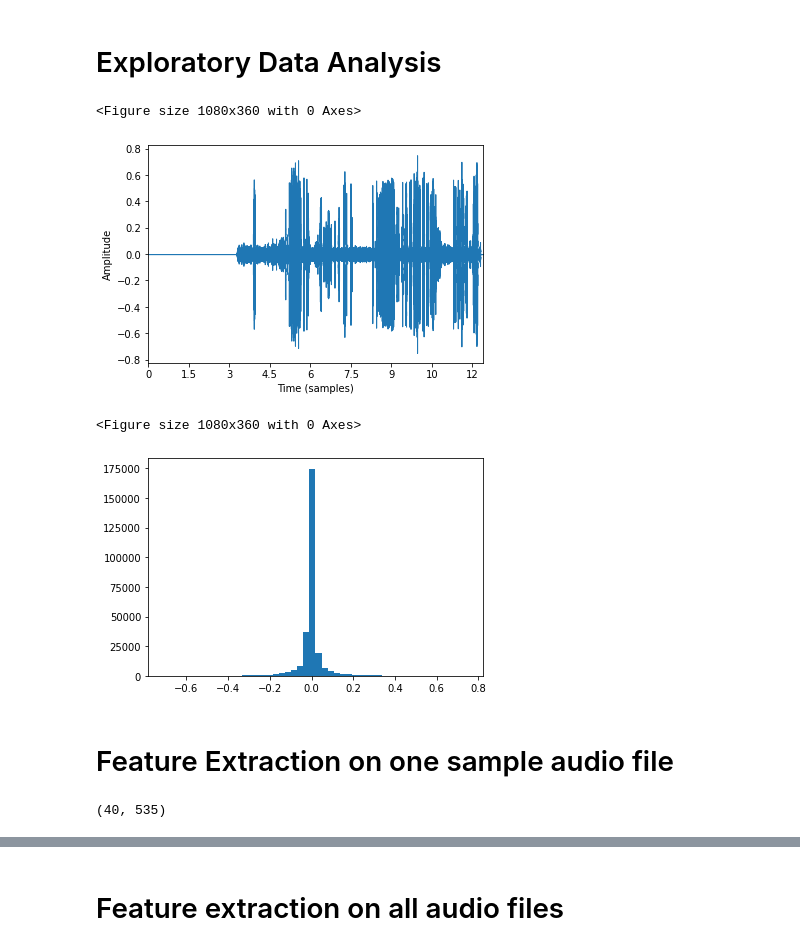
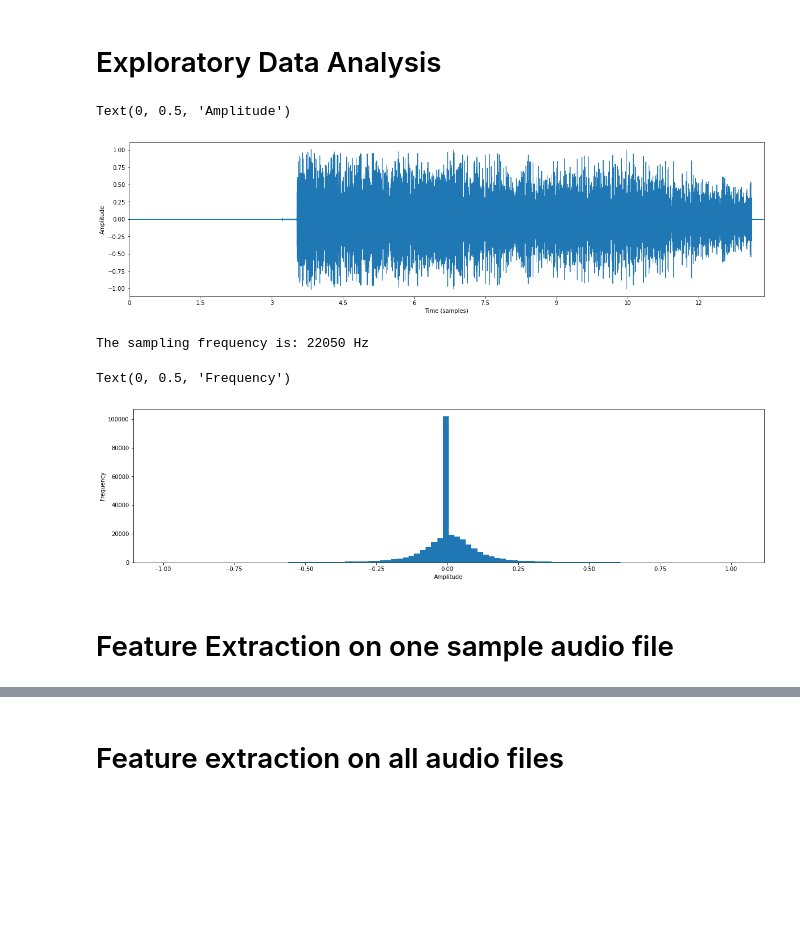
Before and after one commit to Thilak-cm/Machine-Bearing-Fault-Prediction, a Jupyter notebook: RF model.ipynb, the cells around one changed output, grey strips where cells are left out. Drawn from its saved outputs; the diff is of its cells as text; code cells hidden in the pictures; blank space fills up the shorter version.

```diff
--- a/RF model.ipynb
+++ b/RF model.ipynb
@@ -17,26 +27,30 @@ from xgboost import XGBClassifier
 # Exploratory Data Analysis
 # %%
 # importing one audio sample and visualising it
-audio_file = "vibration sounds with labels/arching.wav"
+# for context, the audio samples are saved in a folder 'vibration sounds with labels' in the same directory as this ipynb file
+# within this folder are all the data samples, viz. arching.wav and tracking.wav
+audio_file = "vibration sounds with labels/tracking.wav"
 data, sample_rate = librosa.load(audio_file)
+plt.figure(figsize=(20,5)) # set size of visualization
 librosa.display.waveplot(data, sr= sample_rate)
 plt.xlabel('Time (samples)')
 plt.ylabel('Amplitude')
-plt.figure(figsize=(15,5))
 # %% [output]
-<Figure size 1080x360 with 0 Axes>
+Text(0, 0.5, 'Amplitude')
-[figure, old version]
+[figure, new version]
-<Figure size 1080x360 with 0 Axes>
+# %%
+print('The sampling frequency is: ' + str(sample_rate) + ' Hz')
+# %% [output]
+The sampling frequency is: 22050 Hz
 # %%
 # histogram plot of audio sample
-plt.hist(data, bins=50)
-plt.show()
+# most of the values are close to 0
+plt.figure(figsize=(20,5))
+plt.hist(data, bins=100)
+plt.xlabel('Amplitude')
+plt.ylabel('Frequency')
 # %% [output]
+Text(0, 0.5, 'Frequency')
-[figure, old version]
+[figure, new version]
 # %% [markdown]
 # Feature Extraction on one sample audio file
-# %%
-mfccs = librosa.feature.mfcc(y = data, sr = sample_rate, n_mfcc=40)
-mfccs.shape
-# %% [output]
-(40, 535)
```
Also changed, not shown: parts of 13 cells of this notebook.
